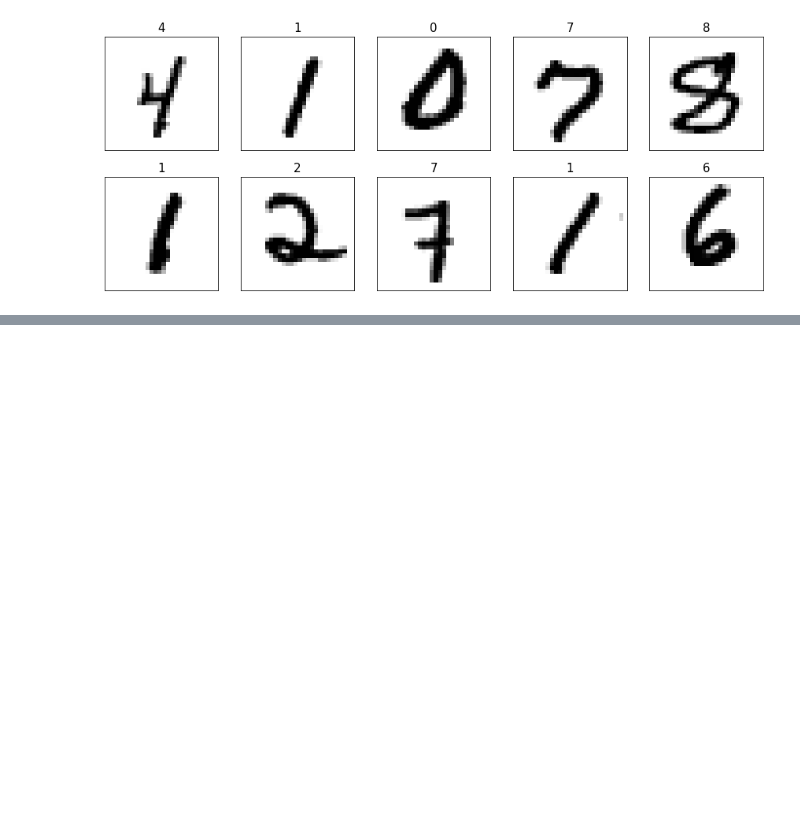
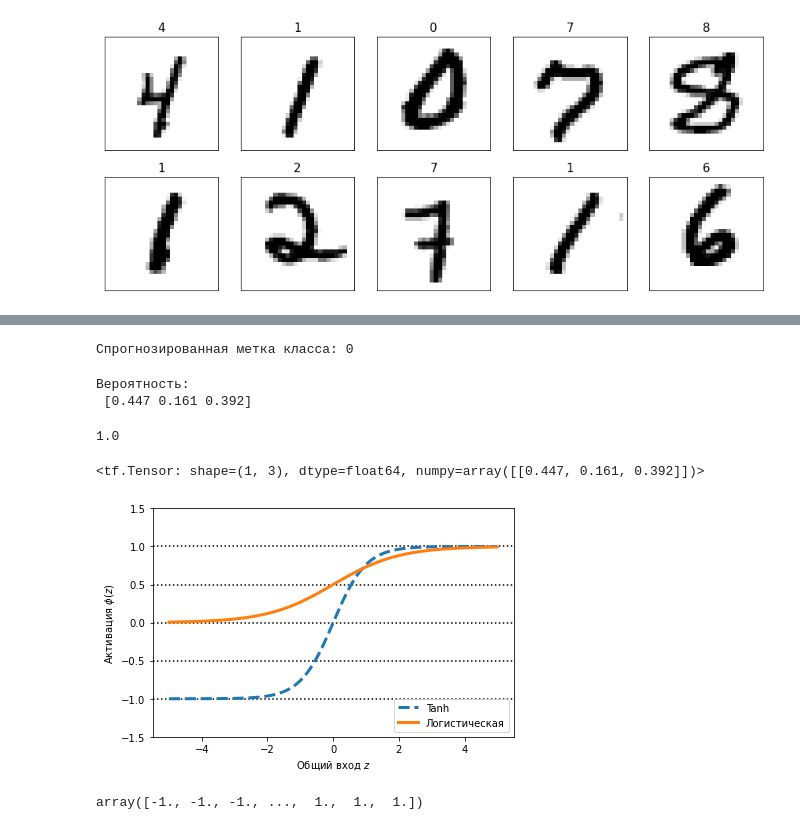
Before and after one commit to 1JigSaW/Book_Python_Machine_Learning, a Jupyter notebook: PARALLELING LEARNING PROCESS NEURAL NETWORKS with TENSORFLOW.ipynb, the cells around one changed output, grey strips where cells are left out. Drawn from its saved outputs; the diff is of its cells as text; code cells hidden in the pictures; blank space fills up the shorter version.

```diff
--- a/PARALLELING LEARNING PROCESS NEURAL NETWORKS with TENSORFLOW.ipynb
+++ b/PARALLELING LEARNING PROCESS NEURAL NETWORKS with TENSORFLOW.ipynb
@@ -524,0 +855,17 @@ plt.show()
+# %%
+import numpy as np
+
+X = np.array([1, 1.4, 2.5]) ## first value must be 1
+w = np.array([0.4, 0.3, 0.5])
+
+def net_input(X, w):
+    return np.dot(X, w)
+
+def logistic(z):
+    return 1.0 / (1.0 + np.exp(-z))
+
+def logistic_activation(X, w):
+    z = net_input(X, w)
+    return logistic(z)
+
+print('P(y=1|x) = %.3f' % logistic_activation(X, w))
@@ -524,0 +890,59 @@ plt.show()
+# %%
+y_class = np.argmax(Z, axis=0)
+print('Спрогнозированная метка класса: %d' % y_class)
+# %% [output]
+Спрогнозированная метка класса: 0
+# %%
+def softmax(z):
+    return np.exp(z) / np.sum(np.exp(z))
+
+y_probas = softmax(Z)
+print('Вероятность:\n', y_probas)
+
+np.sum(y_probas)
+# %% [output]
+Вероятность:
+ [0.447 0.161 0.392]
+1.0
+# %%
+import tensorflow as tf
+
+Z_tensor = tf.expand_dims(Z, axis=0)
+tf.keras.activations.softmax(Z_tensor)
+# %% [output]
+<tf.Tensor: shape=(1, 3), dtype=float64, numpy=array([[0.447, 0.161, 0.392]])>
+# %%
+import matplotlib.pyplot as plt
+%matplotlib inline
+
+def tanh(z):
+    e_p = np.exp(z)
+    e_m = np.exp(-z)
+    return (e_p - e_m) / (e_p + e_m)
+
+z = np.arange(-5, 5, 0.005)
+log_act = logistic(z)
+tanh_act = tanh(z)
+plt.ylim([-1.5, 1.5])
+plt.xlabel('Общий вход $z$')
+plt.ylabel('Активация $\phi(z)$')
+plt.axhline(1, color='black', linestyle=':')
+plt.axhline(0.5, color='black', linestyle=':')
+plt.axhline(0, color='black', linestyle=':')
+plt.axhline(-0.5, color='black', linestyle=':')
+plt.axhline(-1, color='black', linestyle=':')
+plt.plot(z, tanh_act,
+    linewidth=3, linestyle='--',
+    label='Tanh')
+plt.plot(z, log_act,
+    linewidth=3,
+    label='Логистическая')
+plt.legend(loc='lower right')
+plt.tight_layout()
+plt.show()
+# %% [output]
+[figure, added]
+# %%
+np.tanh(z)
+# %% [output]
+array([-1., -1., -1., ...,  1.,  1.,  1.])
```
Also changed, not shown: parts of 24 cells of this notebook, 1 other file.
